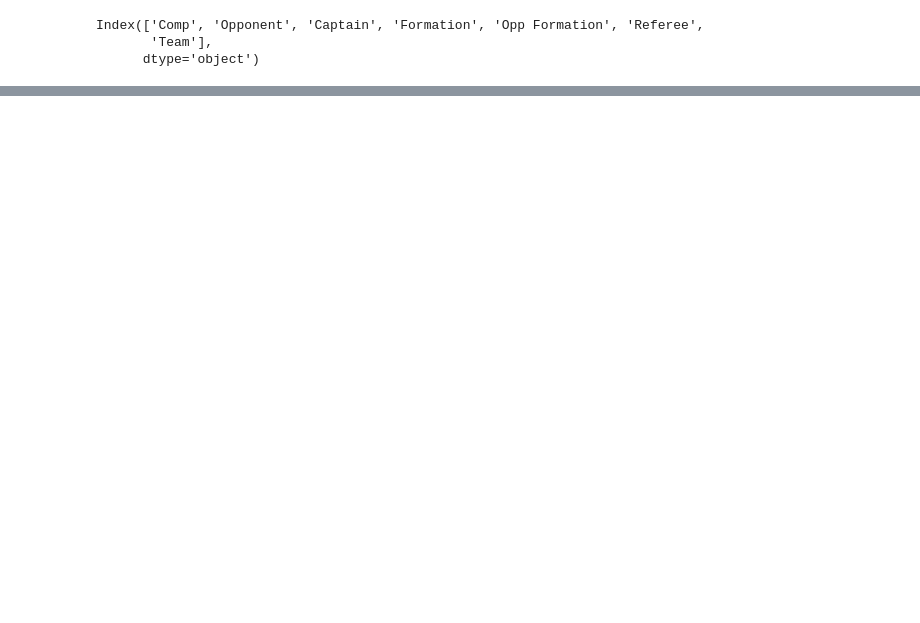
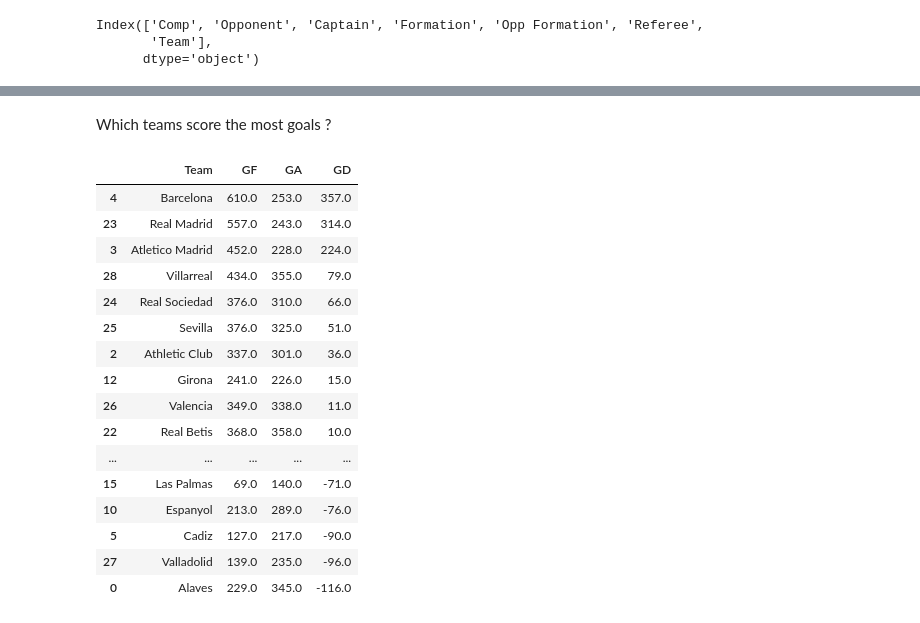
Before and after one commit to DSAI-Creator/Football-Match-Prediction, a Jupyter notebook: src/eda/eda.ipynb, the cells around one changed output, grey strips where cells are left out. Cells and saved outputs as stored; diff of their text form; code cells hidden in the pictures; blank space fills up the shorter version.

```diff
--- a/src/eda/eda.ipynb
+++ b/src/eda/eda.ipynb
@@ -88,0 +265,37 @@ Index(['Comp', 'Opponent', 'Captain', 'Formation', 'Opp Formation', 'Referee',
+# %% [markdown]
+Which teams score the most goals ?
+# %%
+import matplotlib.pyplot as plt
+import seaborn as sns
+
+# Count the number of goals for, goals against, goals diff of each team
+team_goals = df2.groupby('Team').agg({
+    'GF': 'sum',
+    'GA': 'sum'
+}).reset_index()
+
+# Calculate Goal Difference (GD)
+team_goals['GD'] = team_goals['GF'] - team_goals['GA']
+
+# Sort the teams by Goal Difference
+team_goals = team_goals.sort_values(by='GD', ascending=False)
+
+team_goals
+# %% [output]
+|  | Team | GF | GA | GD |
+| 4 | Barcelona | 610.0 | 253.0 | 357.0 |
+| 23 | Real Madrid | 557.0 | 243.0 | 314.0 |
+| 3 | Atletico Madrid | 452.0 | 228.0 | 224.0 |
+| 28 | Villarreal | 434.0 | 355.0 | 79.0 |
+| 24 | Real Sociedad | 376.0 | 310.0 | 66.0 |
+| 25 | Sevilla | 376.0 | 325.0 | 51.0 |
+| 2 | Athletic Club | 337.0 | 301.0 | 36.0 |
+| 12 | Girona | 241.0 | 226.0 | 15.0 |
+| 26 | Valencia | 349.0 | 338.0 | 11.0 |
+| 22 | Real Betis | 368.0 | 358.0 | 10.0 |
+| ... | ... | ... | ... | ... |
+| 15 | Las Palmas | 69.0 | 140.0 | -71.0 |
+| 10 | Espanyol | 213.0 | 289.0 | -76.0 |
+| 5 | Cadiz | 127.0 | 217.0 | -90.0 |
+| 27 | Valladolid | 139.0 | 235.0 | -96.0 |
+| 0 | Alaves | 229.0 | 345.0 | -116.0 |
```
Also changed, not shown: parts of 23 cells of this notebook.
